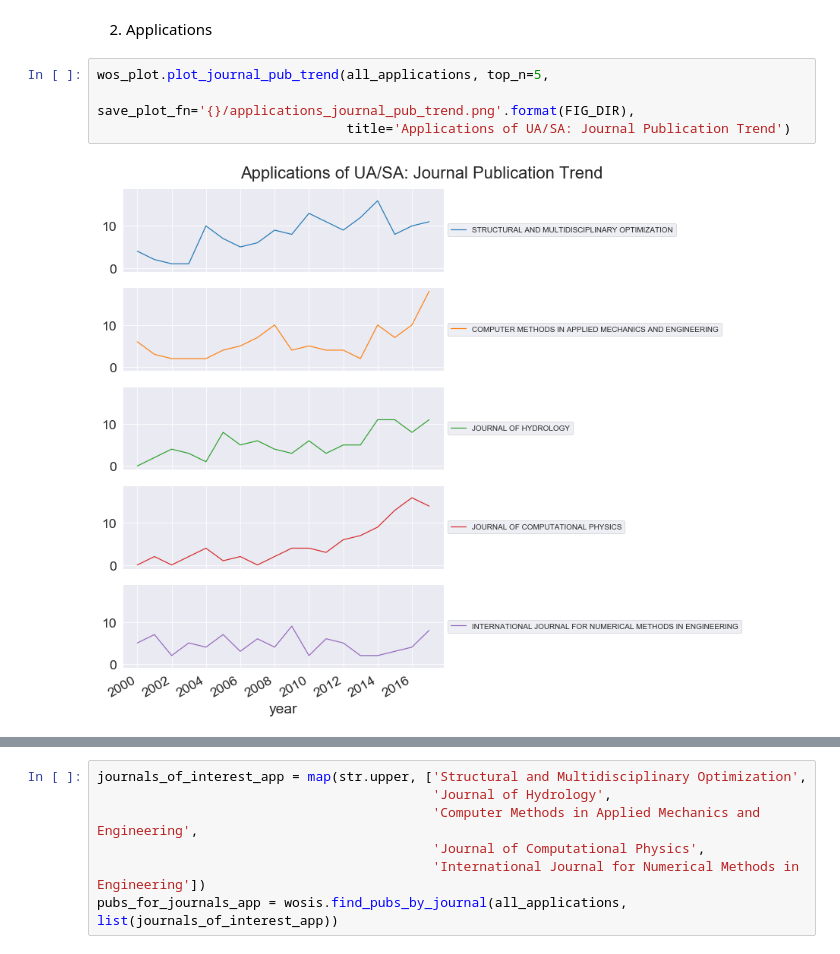
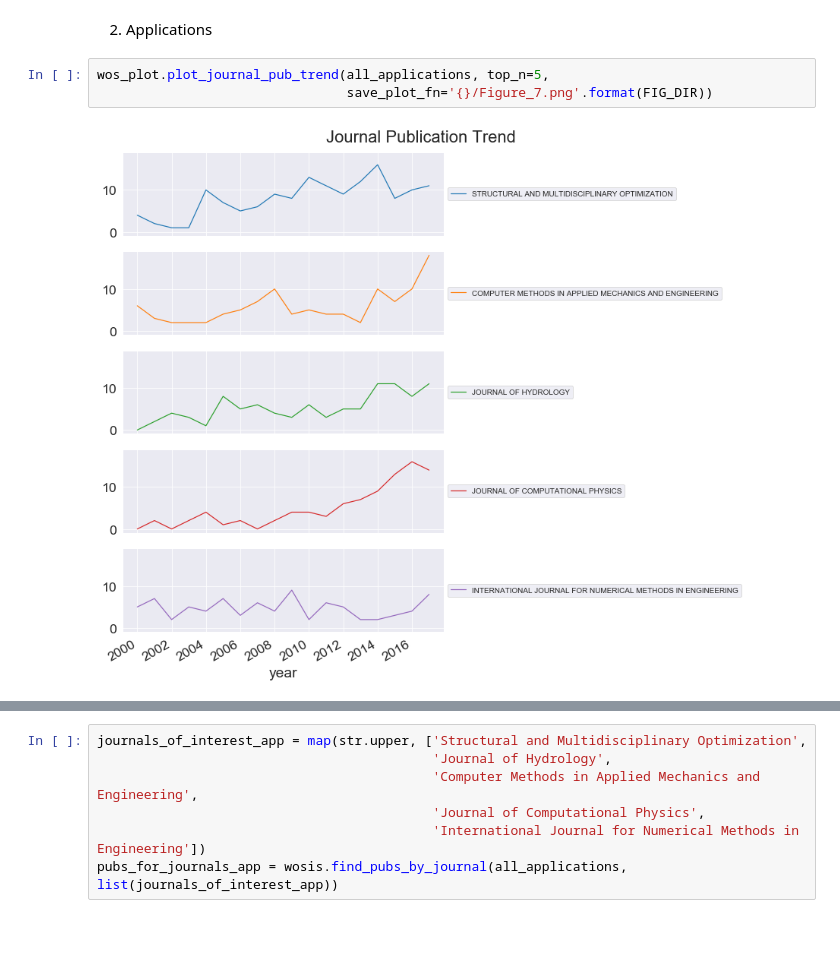
Before and after one commit to frog7/uasa-trends, a Jupyter notebook: notebooks/3c Topic modelling, keyword matching the subtopics.ipynb, the cells around one changed output, grey strips where cells are left out. Cells and saved outputs as stored; diff of their text form.

```diff
--- a/notebooks/3c Topic modelling, keyword matching the subtopics.ipynb
+++ b/notebooks/3c Topic modelling, keyword matching the subtopics.ipynb
@@ -322,8 +316,7 @@ frameworks_phrases.all_phrases.to_csv('{}/framework_phrases.csv'.format(DATA_DIR
 2. Applications
 # %%
 wos_plot.plot_journal_pub_trend(all_applications, top_n=5,
-                                save_plot_fn='{}/applications_journal_pub_trend.png'.format(FIG_DIR),
-                                title='Applications of UA/SA: Journal Publication Trend')
+                                save_plot_fn='{}/Figure_7.png'.format(FIG_DIR))
 # %% [output]
-[figure, old version]
+[figure, new version]
 # %%
```
Also changed, not shown: parts of 17 cells of this notebook, 6 other files.
